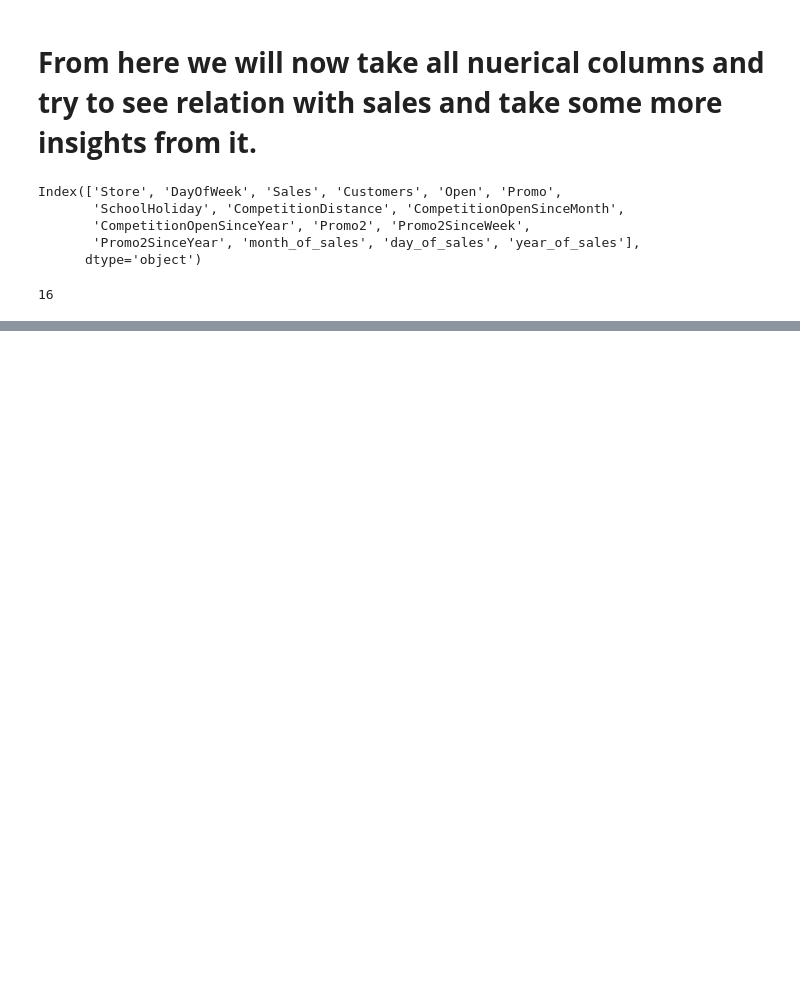
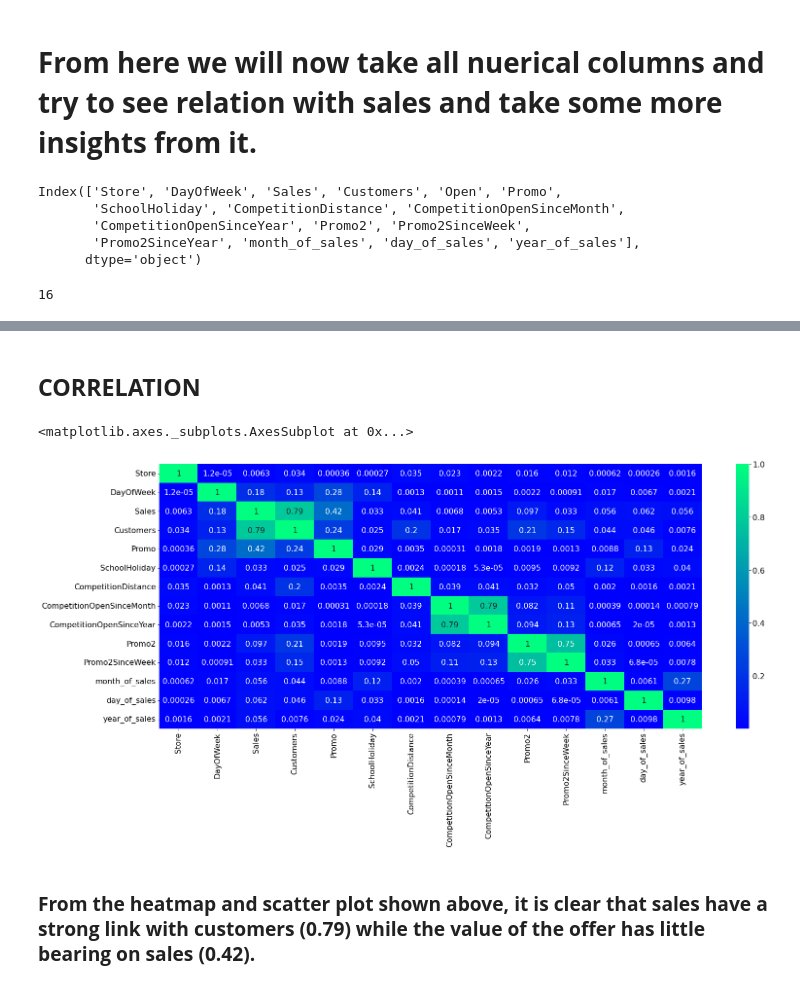
Before and after one commit to Ashwinprocodes/Rossmann-Sales-Prediction, a Jupyter notebook: pr_Rossmann_Sales_Prediction_Capstone_Project.ipynb, the cells around one changed output, grey strips where cells are left out. Saved outputs shown, nothing was run; the diff lists cells and outputs as text; code cells hidden in the pictures; blank space fills up the shorter version.

```diff
--- a/pr_Rossmann_Sales_Prediction_Capstone_Project.ipynb
+++ b/pr_Rossmann_Sales_Prediction_Capstone_Project.ipynb
@@ -738,0 +773,14 @@ len(columns_numerical)
+# %% [markdown]
+## **CORRELATION**
+# %%
+# correlation matrix, shown by heatmap
+plt.figure(figsize=(25,10))
+plt.rcParams['font.size'] = '16'
+
+correlation = mdf12.drop(['Open','Promo2SinceYear'],axis=1).corr() #heatmap had problems so we dropped some columns
+sns.heatmap(abs(correlation), annot=True, cmap='winter',fmt='.2g')
+# %% [output]
+<matplotlib.axes._subplots.AxesSubplot at 0x...>
+[figure, added]
+# %% [markdown]
+### **From the heatmap and scatter plot shown above, it is clear that sales have a strong link with customers (0.79) while the value of the offer has little bearing on sales (0.42).**
```
Also changed, not shown: parts of 4 cells of this notebook.
